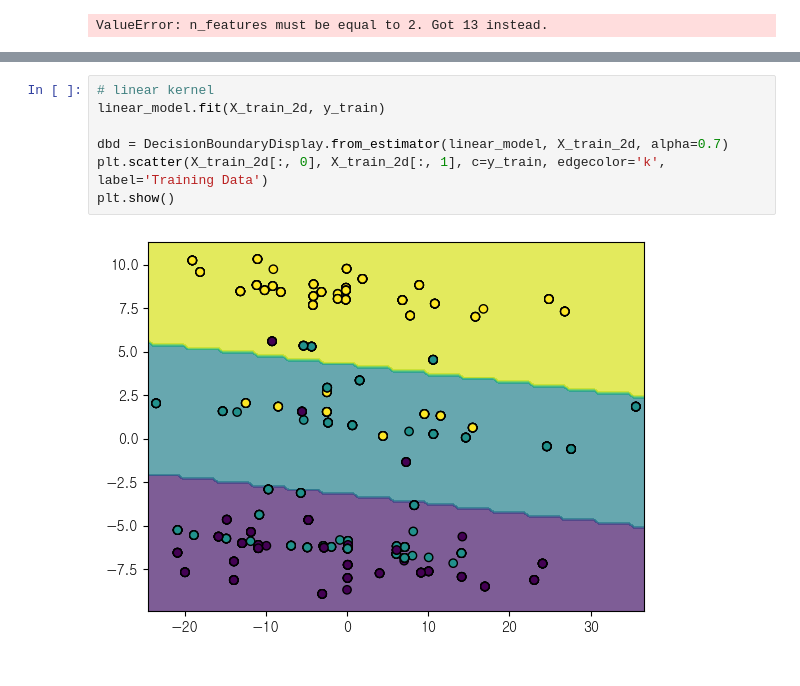
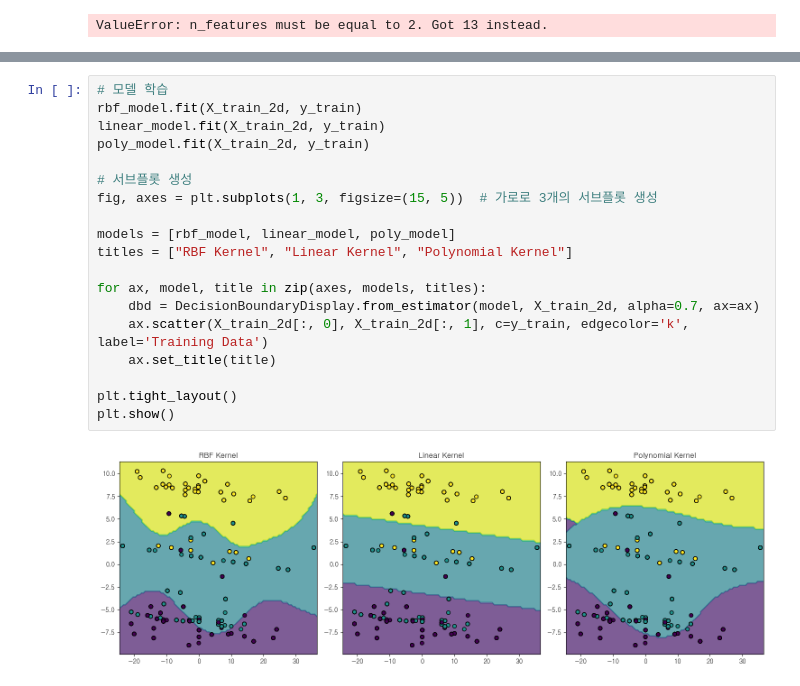
Before and after one commit to encore-SKN11/ML-3Team, a Jupyter notebook: ml_hyg.ipynb, the cells around one changed output, grey strips where cells are left out. Drawn from its saved outputs; the diff is of its cells as text.

Commit message:
visualize decision boundary using subplot

```diff
--- a/ml_hyg.ipynb
+++ b/ml_hyg.ipynb
@@ -341,9 +333,21 @@ plt.show()
 # %%
-# linear kernel
+# 모델 학습
+rbf_model.fit(X_train_2d, y_train)
 linear_model.fit(X_train_2d, y_train)
+poly_model.fit(X_train_2d, y_train)
 
-dbd = DecisionBoundaryDisplay.from_estimator(linear_model, X_train_2d, alpha=0.7)
-plt.scatter(X_train_2d[:, 0], X_train_2d[:, 1], c=y_train, edgecolor='k', label='Training Data')
+# 서브플롯 생성
+fig, axes = plt.subplots(1, 3, figsize=(15, 5))  # 가로로 3개의 서브플롯 생성
+
+models = [rbf_model, linear_model, poly_model]
+titles = ["RBF Kernel", "Linear Kernel", "Polynomial Kernel"]
+
+for ax, model, title in zip(axes, models, titles):
+    dbd = DecisionBoundaryDisplay.from_estimator(model, X_train_2d, alpha=0.7, ax=ax)
+    ax.scatter(X_train_2d[:, 0], X_train_2d[:, 1], c=y_train, edgecolor='k', label='Training Data')
+    ax.set_title(title)
+
+plt.tight_layout()
 plt.show()
 # %% [output]
-[figure, old version]
+[figure, new version]
```
Also changed, not shown: parts of 2 cells of this notebook.
